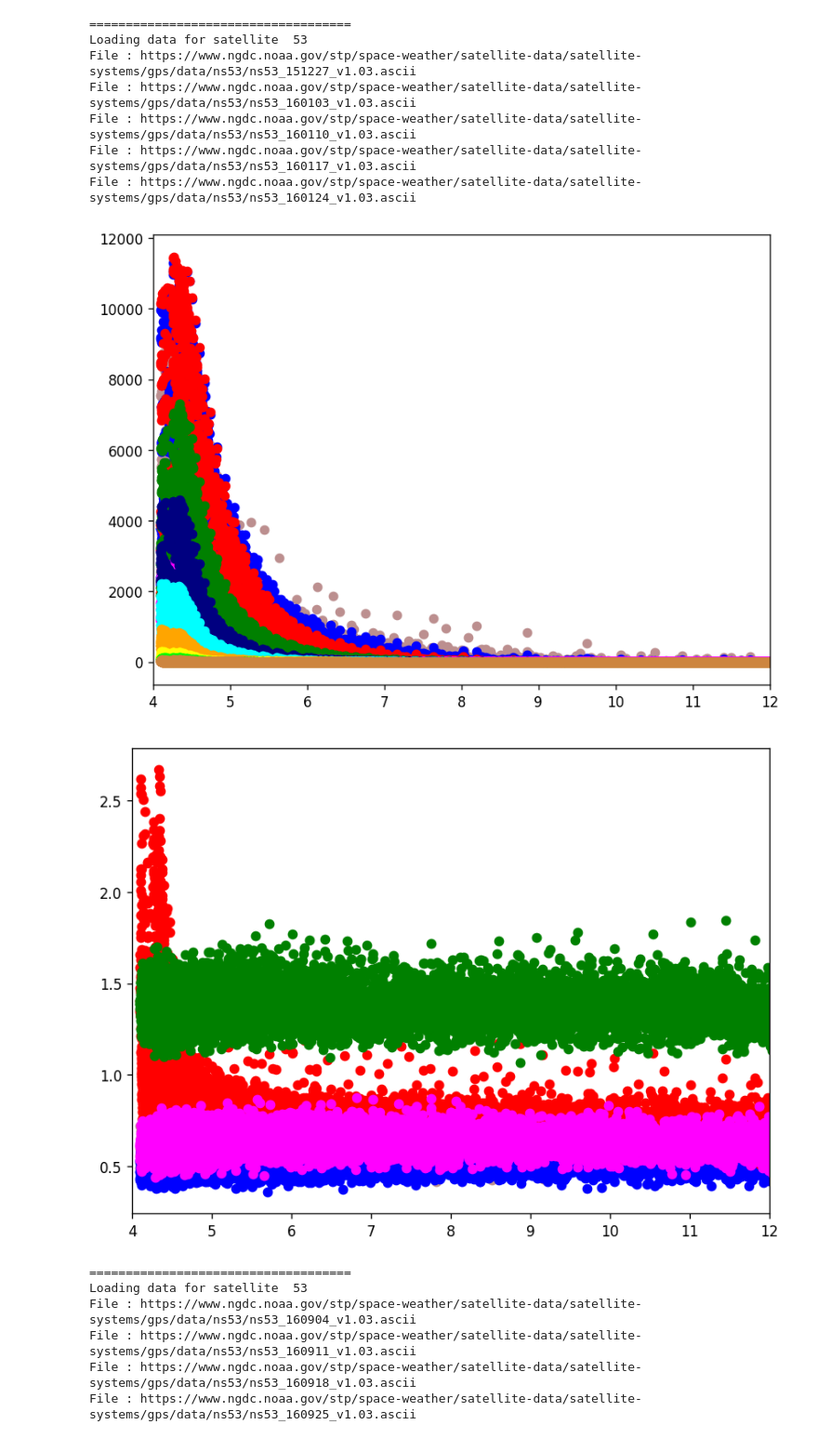
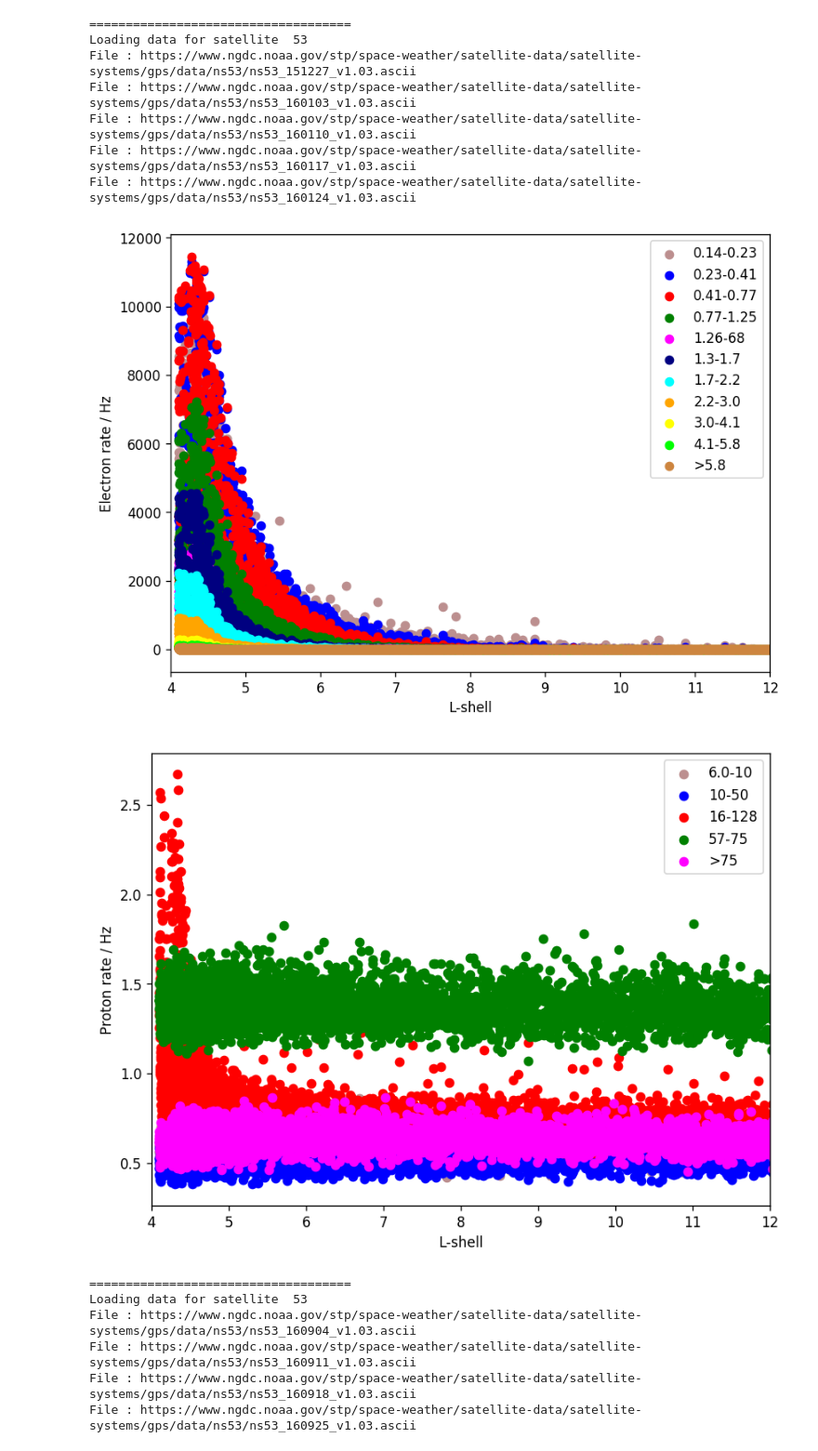
Before and after one commit to fw14863/SP_2017, a Jupyter notebook: NK_2.ipynb, the cells around one changed output. Shown at 93% size. Saved outputs shown, nothing was run; the diff lists cells and outputs as text; code cells hidden in the pictures.

```diff
--- a/NK_2.ipynb
+++ b/NK_2.ipynb
@@ -155,31 +227,55 @@ File : https://www.ngdc.noaa.gov/stp/space-weather/satellite-data/satellite-syst
 File : https://www.ngdc.noaa.gov/stp/space-weather/satellite-data/satellite-systems/gps/data/ns53/ns53_160124_v1.03.ascii
 # %%
 output_data = ms.get_all_data_by_satellite();
-fig = plt.figure(figsize=(8, 6), dpi=120)
-ax = fig.add_subplot(111)
-plt.xlim(4,12)
 #plt.ylim(0, 30)
 x =  output_data[53]['L_shell']
 el = output_data[53]['rate_electron_measured']
-y = np.array_split(el, range(len(el[0])), axis = 1)
-colour = ['rosybrown', 'blue', 'red', 'green', 'magenta', 'navy', 'aqua', 'orange', 'yellow' , 'lime', 'peru', 'slategrey', 'teal', 'maroon', 'mediumspringgreen']
-for i in range(len(el[0])):
-    ax.scatter(x, y[i+1], color = colour[i])
-plt.show()
+
+xx = []
+yy = []
+for i in range(len(x)):
+    if i%2 != 0:
+        xx.append(x[i])
+        yy.append(el[i])
+y = np.split(yy, range(len(yy[0])), axis = 1)
 
 fig = plt.figure(figsize=(8, 6), dpi=120)
 ax = fig.add_subplot(111)
 plt.xlim(4,12)
+plt.ylabel('Electron rate / Hz')
+plt.xlabel('L-shell')
+labels = ['0.14-0.23', '0.23-0.41', '0.41-0.77', '0.77-1.25', '1.26-68', '1.3-1.7', '1.7-2.2', '2.2-3.0', '3.0-4.1', '4.1-5.8', '>5.8']
+colour = ['rosybrown', 'blue', 'red', 'green', 'magenta', 'navy', 'aqua', 'orange', 'yellow' , 'lime', 'peru', 'slategrey', 'teal', 'maroon', 'mediumspringgreen']
+for i in range(len(yy[0])):
+    ax.scatter(xx, y[i+1], color = colour[i], label = labels[i])
+plt.legend()
+plt.show()
+
+
 x =  output_data[53]['L_shell']
-el = output_data[53]['rate_proton_measured']
-y = np.array_split(el, range(len(el[0])), axis = 1)
+pr = output_data[53]['rate_proton_measured']
+xx = []
+yy = []
+for i in range(len(x)):
+    if i%2 != 0:
+        xx.append(x[i])
+        yy.append(pr[i])
+y = np.split(yy, range(len(yy[0])), axis = 1)
+
+fig = plt.figure(figsize=(8, 6), dpi=120)
+ax = fig.add_subplot(111)
+plt.xlim(4,12)
+plt.ylabel('Proton rate / Hz')
+plt.xlabel('L-shell')
+labels = ['6.0-10', '10-50', '16-128', '57-75', '>75']
 colour = ['rosybrown', 'blue', 'red', 'green', 'magenta', 'navy', 'aqua', 'orange', 'yellow' , 'lime', 'peru', 'slategrey', 'teal', 'maroon', 'mediumspringgreen']
-for i in range(len(el[0])):
-    ax.scatter(x, y[i+1], color = colour[i])
+for i in range(len(yy[0])):
+    ax.scatter(xx, y[i+1], color = colour[i], label = labels[i])
+plt.legend()
 plt.show()
 # %% [output]
-[figure, old version]
+[figure, new version]
-[figure, old version]
+[figure, new version]
 # %%
 #9 Sept 2016
 start_date = datetime(2016,9,4,0,0,0);
```
Also changed, not shown: parts of 4 cells of this notebook.
